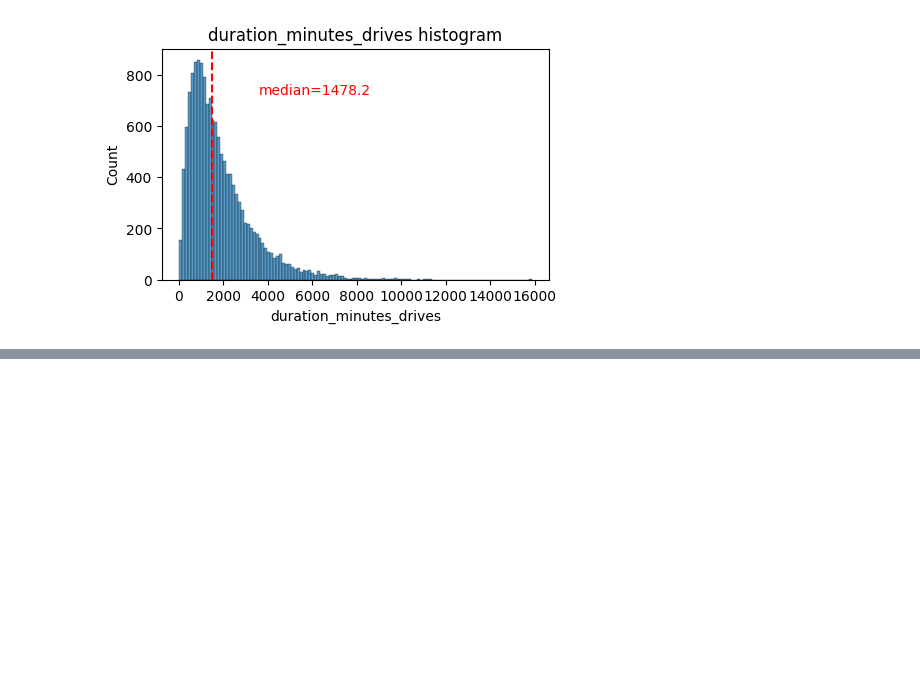
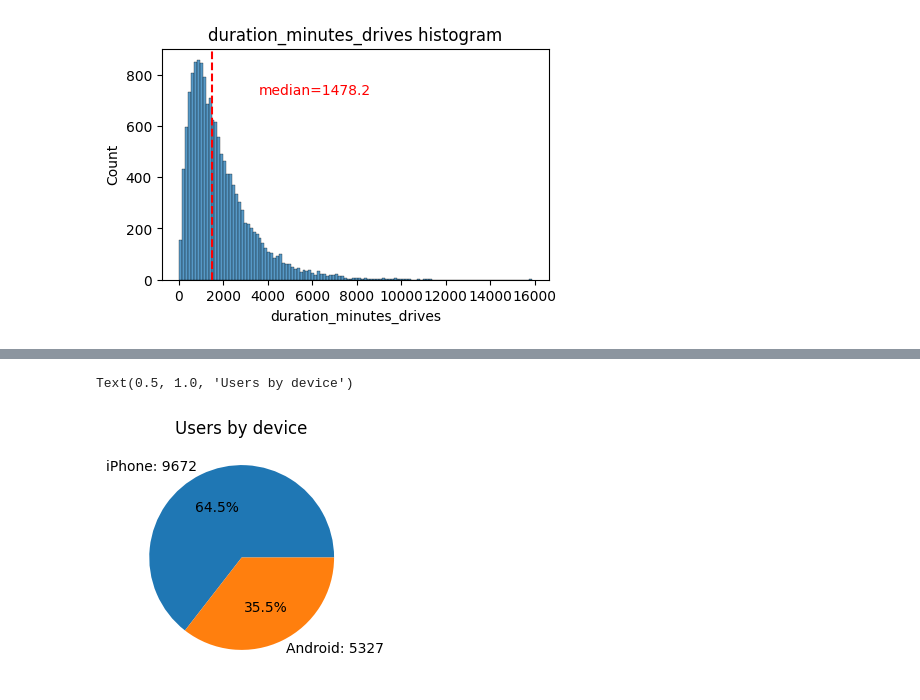
Before and after one commit to laxmaroon/Waze-Churn-Analysis-and-Prediction, a Jupyter notebook: data_viz.ipynb, the cells around one changed output, grey strips where cells are left out. Cells and saved outputs as stored; diff of their text form; code cells hidden in the pictures; blank space fills up the shorter version.

```diff
--- a/data_viz.ipynb
+++ b/data_viz.ipynb
@@ -124,0 +146,13 @@ plt.title('activity_days box plot')
+# %%
+# Pie chart
+fig = plt.figure(figsize=(3,3))
+data=df['device'].value_counts()
+plt.pie(data,
+labels=[f'{data.index[0]}: {data.values[0]}',
+f'{data.index[1]}: {data.values[1]}'],
+autopct='%1.1f%%'
+)
+plt.title('Users by device')
+# %% [output]
+Text(0.5, 1.0, 'Users by device')
+[figure, added]
```
Also changed, not shown: parts of 23 cells of this notebook, 1 other file.
